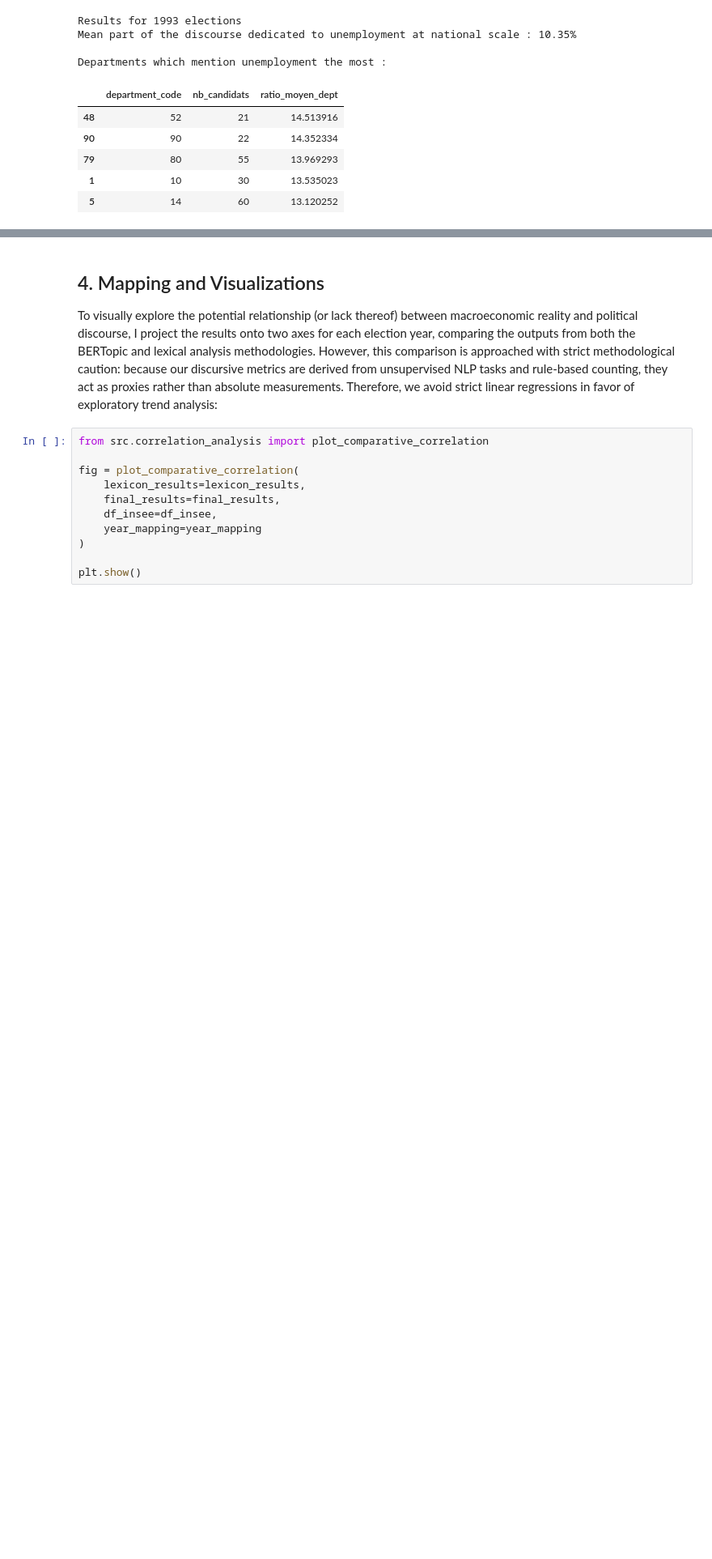
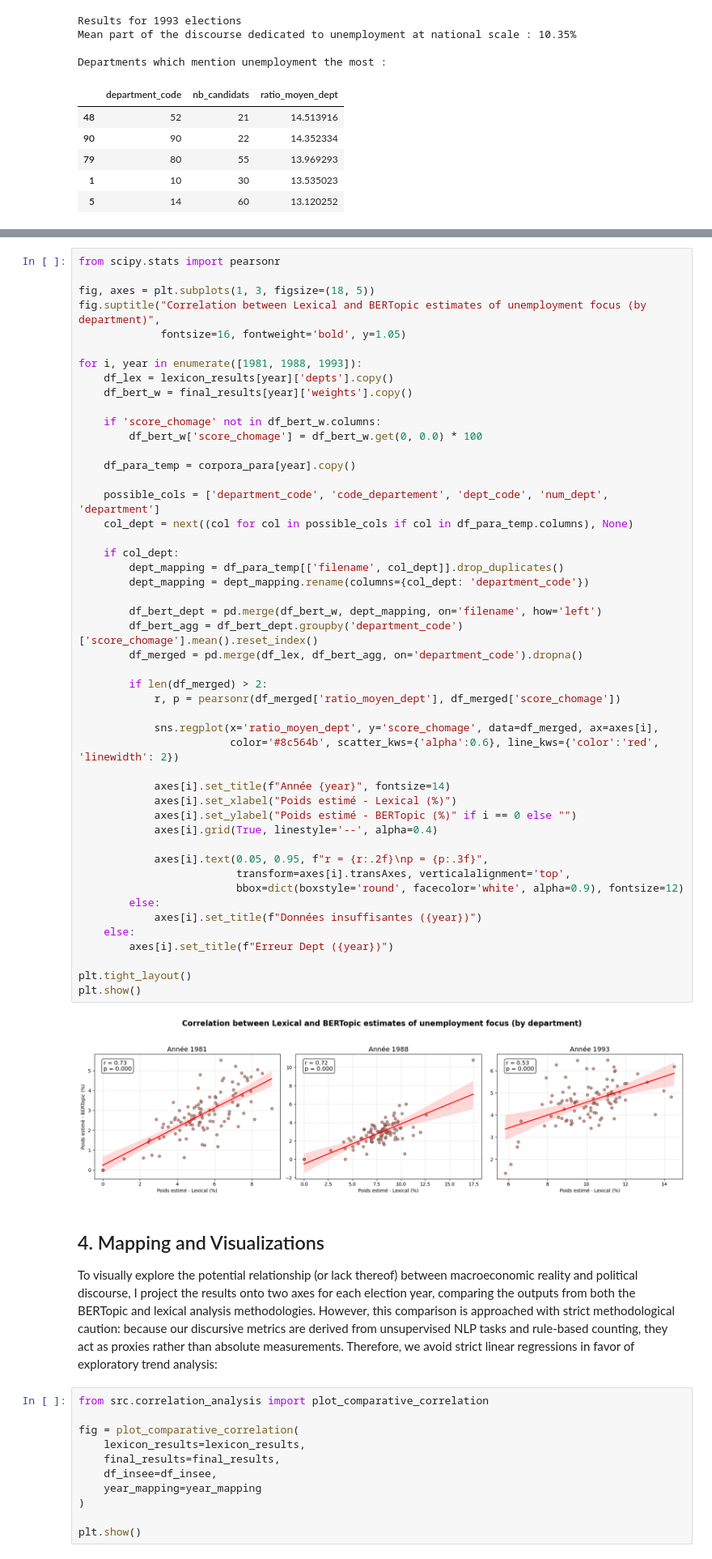
Before and after one commit to plemvan/ManifestoTopicModeling, a Jupyter notebook: notebook/main.ipynb, the cells around one changed output, grey strips where cells are left out. Shown at 81% size. Drawn from its saved outputs; the diff is of its cells as text; blank space fills up the shorter version.

```diff
--- a/notebook/main.ipynb
+++ b/notebook/main.ipynb
@@ -408,3 +408,53 @@ Both models reveal the same overall upward trend regarding the salience of unemp
+# %%
+from scipy.stats import pearsonr
+
+fig, axes = plt.subplots(1, 3, figsize=(18, 5))
+fig.suptitle("Correlation between Lexical and BERTopic estimates of unemployment focus (by department)",
+             fontsize=16, fontweight='bold', y=1.05)
+
+for i, year in enumerate([1981, 1988, 1993]):
+    df_lex = lexicon_results[year]['depts'].copy()
+    df_bert_w = final_results[year]['weights'].copy()
+
+    if 'score_chomage' not in df_bert_w.columns:
+        df_bert_w['score_chomage'] = df_bert_w.get(0, 0.0) * 100
+
+    df_para_temp = corpora_para[year].copy()
+
+    possible_cols = ['department_code', 'code_departement', 'dept_code', 'num_dept', 'department']
+    col_dept = next((col for col in possible_cols if col in df_para_temp.columns), None)
+
+    if col_dept:
+        dept_mapping = df_para_temp[['filename', col_dept]].drop_duplicates()
+        dept_mapping = dept_mapping.rename(columns={col_dept: 'department_code'})
+
+        df_bert_dept = pd.merge(df_bert_w, dept_mapping, on='filename', how='left')
+        df_bert_agg = df_bert_dept.groupby('department_code')['score_chomage'].mean().reset_index()
+        df_merged = pd.merge(df_lex, df_bert_agg, on='department_code').dropna()
+
+        if len(df_merged) > 2:
+            r, p = pearsonr(df_merged['ratio_moyen_dept'], df_merged['score_chomage'])
+
+            sns.regplot(x='ratio_moyen_dept', y='score_chomage', data=df_merged, ax=axes[i],
+                        color='#8c564b', scatter_kws={'alpha':0.6}, line_kws={'color':'red', 'linewidth': 2})
+
+            axes[i].set_title(f"Année {year}", fontsize=14)
+            axes[i].set_xlabel("Poids estimé - Lexical (%)")
+            axes[i].set_ylabel("Poids estimé - BERTopic (%)" if i == 0 else "")
+            axes[i].grid(True, linestyle='--', alpha=0.4)
+
+            axes[i].text(0.05, 0.95, f"r = {r:.2f}\np = {p:.3f}",
+                         transform=axes[i].transAxes, verticalalignment='top',
+                         bbox=dict(boxstyle='round', facecolor='white', alpha=0.9), fontsize=12)
+        else:
+            axes[i].set_title(f"Données insuffisantes ({year})")
+    else:
+        axes[i].set_title(f"Erreur Dept ({year})")
+
+plt.tight_layout()
+plt.show()
+# %% [output]
+[figure, added]
 # %% [markdown]
 ## 4. Mapping and Visualizations
 To visually explore the potential relationship (or lack thereof) between macroeconomic reality and political discourse, I project the results onto two axes for each election year, comparing the outputs from both the BERTopic and lexical analysis methodologies. However, this comparison is approached with strict methodological caution: because our discursive metrics are derived from unsupervised NLP tasks and rule-based counting, they act as proxies rather than absolute measurements. Therefore, we avoid strict linear regressions in favor of exploratory trend analysis:
```
Also changed, not shown: parts of 1 cell of this notebook.
